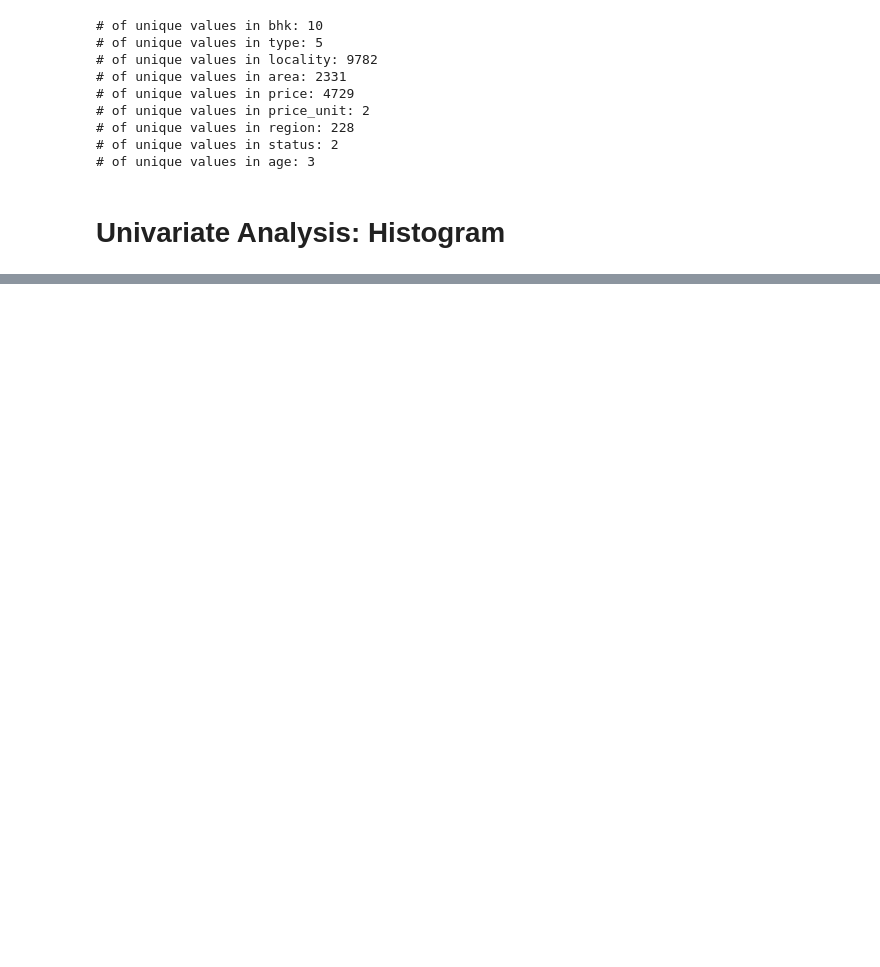
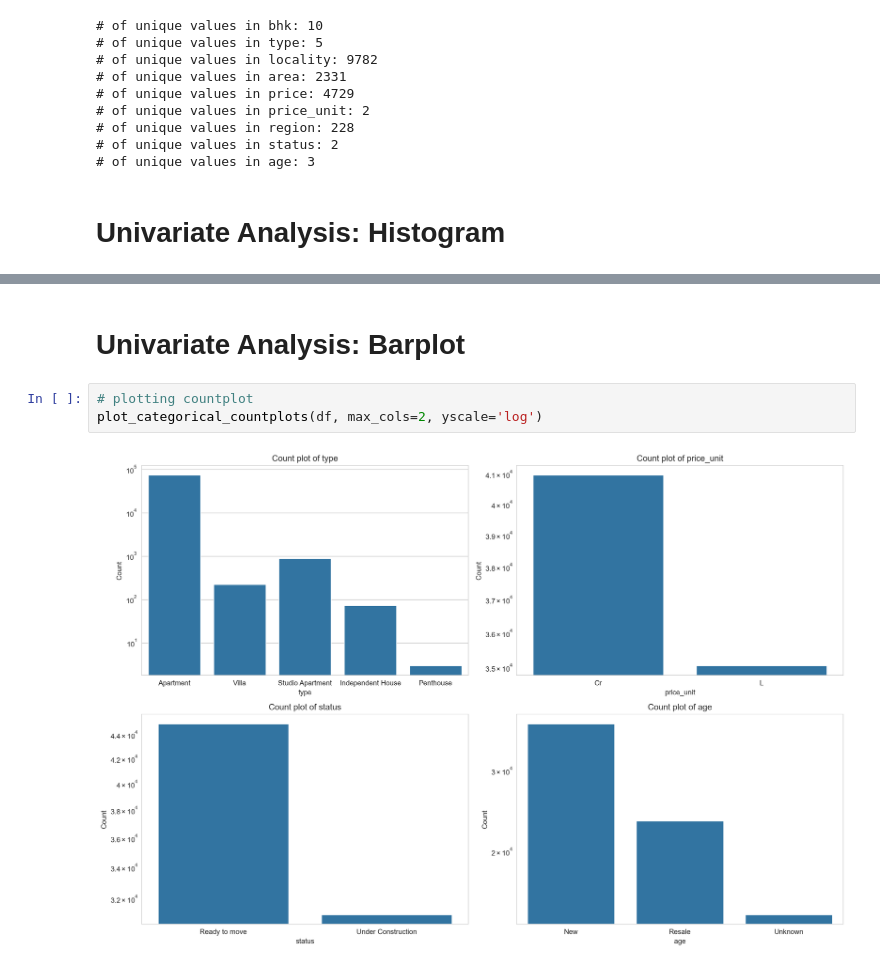
Before and after one commit to Asifdotexe/mumbai-property-price-prediction-model, a Jupyter notebook: code/EDA on Mumbai House Prices.ipynb, the cells around one changed output, grey strips where cells are left out. Cells and saved outputs as stored; diff of their text form; blank space fills up the shorter version.

Commit message:
#1 created countplots and top 5 region plot

```diff
--- a/code/EDA on Mumbai House Prices.ipynb
+++ b/code/EDA on Mumbai House Prices.ipynb
@@ -159,2 +173,9 @@ plot_histograms(df,yscale='log')
 # %% [output]
 [figure]
+# %% [markdown]
+# Univariate Analysis: Barplot
+# %%
+# plotting countplot
+plot_categorical_countplots(df, max_cols=2, yscale='log')
+# %% [output]
+[figure, added]
```
Also changed, not shown: parts of 10 cells of this notebook.
